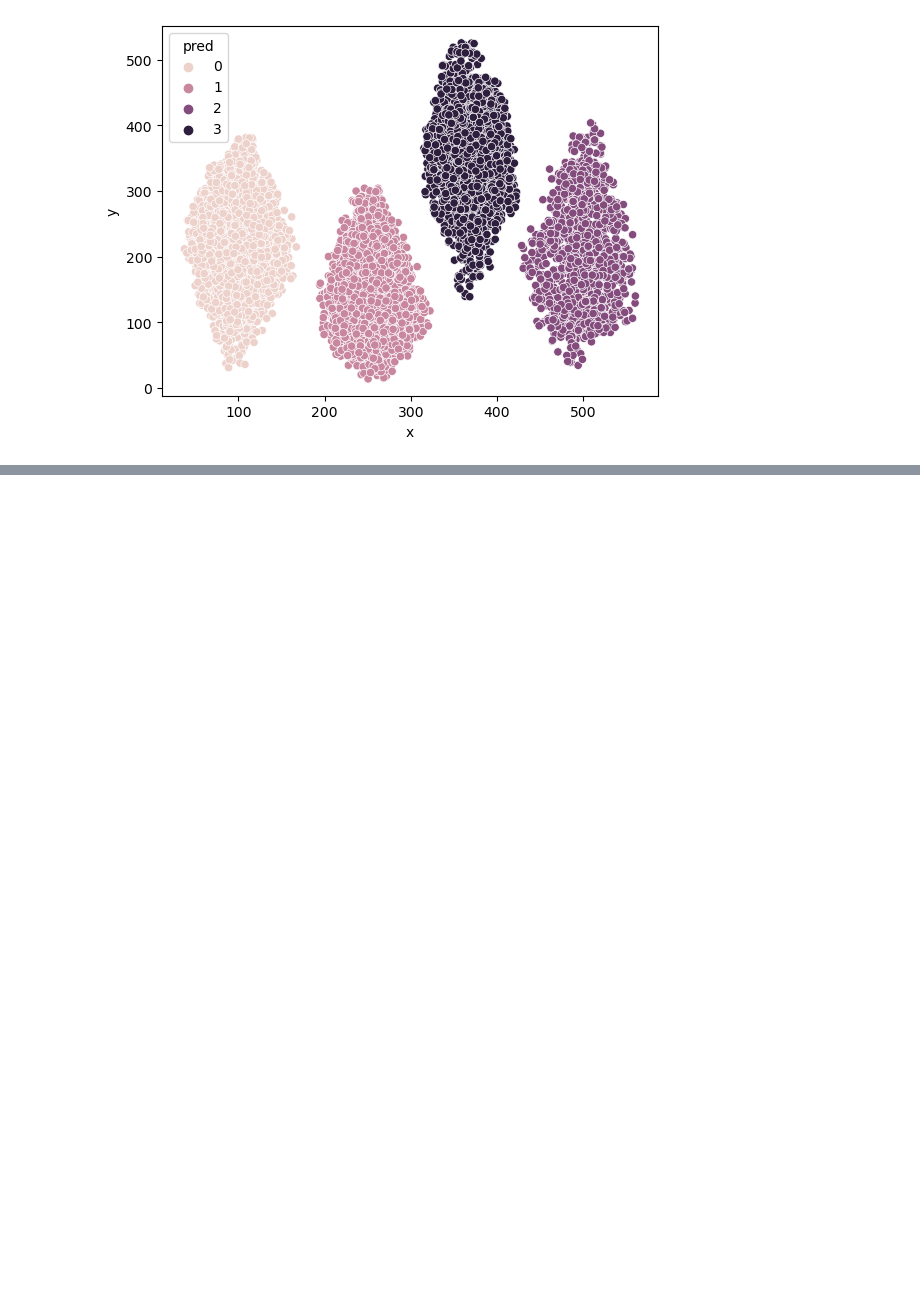
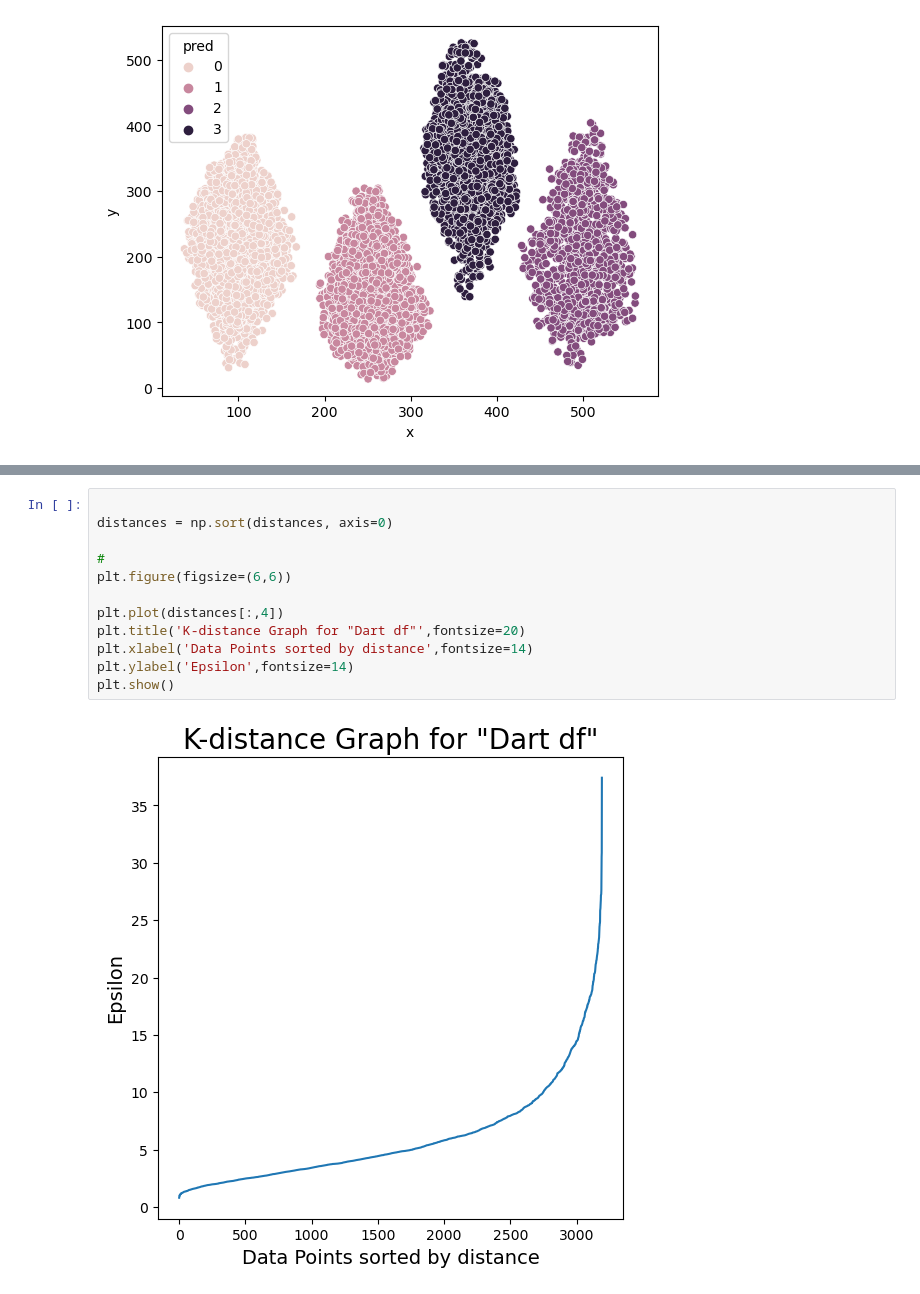
Before and after one commit to FelipeMP94/Analise-Exploratoria-Logistica, a Jupyter notebook: Clustering exercises.ipynb, the cells around one changed output, grey strips where cells are left out. Cells and saved outputs as stored; diff of their text form; blank space fills up the shorter version.

```diff
--- a/Clustering exercises.ipynb
+++ b/Clustering exercises.ipynb
@@ -102,0 +75,14 @@ sns.scatterplot(data=basic1_DBSCAN,x='x',y='y',hue='pred')
+# %%
+
+distances = np.sort(distances, axis=0)
+
+#
+plt.figure(figsize=(6,6))
+
+plt.plot(distances[:,4])
+plt.title('K-distance Graph for "Dart df"',fontsize=20)
+plt.xlabel('Data Points sorted by distance',fontsize=14)
+plt.ylabel('Epsilon',fontsize=14)
+plt.show()
+# %% [output]
+[figure, added]
```
Also changed, not shown: parts of 15 cells of this notebook.
